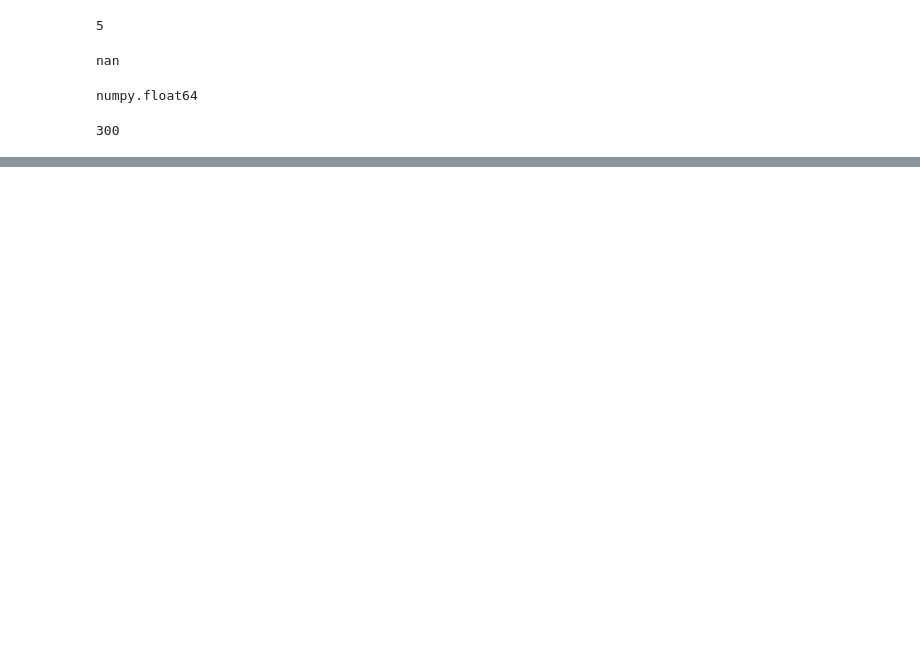
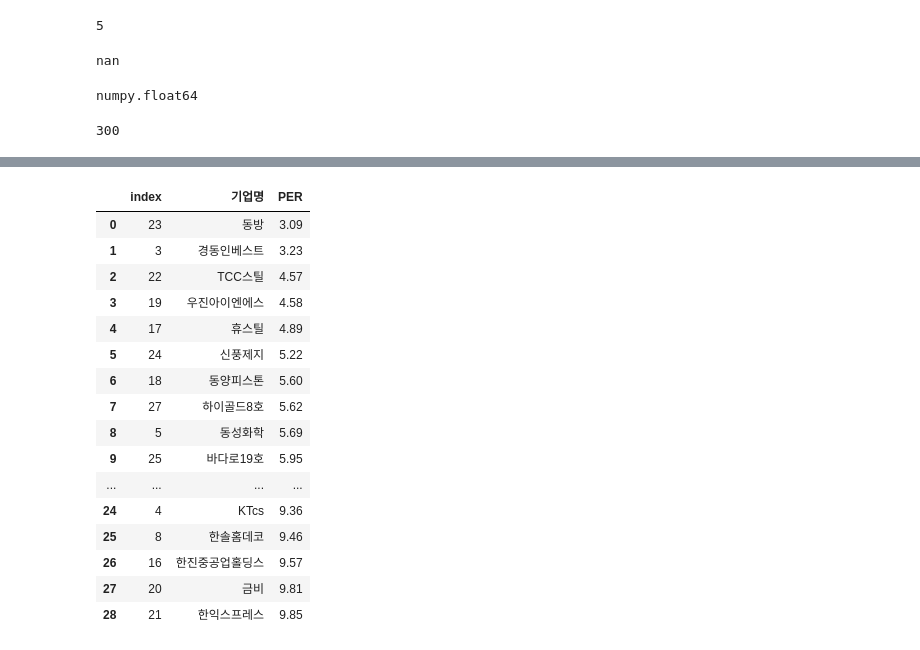
Before and after one commit to dudals3844/financial_analysis, a Jupyter notebook: src/market_cap_bottom.ipynb, the cells around one changed output, grey strips where cells are left out. Saved outputs shown, nothing was run; the diff lists cells and outputs as text; code cells hidden in the pictures; blank space fills up the shorter version.

```diff
--- a/src/market_cap_bottom.ipynb
+++ b/src/market_cap_bottom.ipynb
@@ -157,0 +161,21 @@ pbr_df.sort_values(by=['PBR'],ascending=True).dropna()
+# %%
+per_list = []
+for i in range(0, len(kospi_bottom)):
+    try:
+        company_name = kospi_bottom[i]
+        company_ifrs = pd.read_excel('/workspace/Jupyter_notebook/financial_analysis/data/ifrs/'+company_name + '.xlsx')
+        per_recently = len(company_ifrs['PER(배)'].dropna()) - 1
+        company_ifrs['PER(배)'].dropna(inplace = True)
+        company_per = company_ifrs['PER(배)'].reset_index()
+        #print(company_per)
+        per = company_per['PER(배)'][per_recently]
+        if(per < 0):
+            continue
+        elif(per < 10):
+            per_list.append([kospi_bottom[i], per])
+
+
+    except:
+        print()
+# %%
+per_df = pd.DataFrame(per_list, columns= ['기업명', 'PER'])
@@ -157,0 +202,20 @@ pbr_df.sort_values(by=['PBR'],ascending=True).dropna()
+# %%
+per_df.sort_values(by=['PER'],ascending=True).dropna().reset_index()
+# %% [output]
+|  | index | 기업명 | PER |
+| 0 | 23 | 동방 | 3.09 |
+| 1 | 3 | 경동인베스트 | 3.23 |
+| 2 | 22 | TCC스틸 | 4.57 |
+| 3 | 19 | 우진아이엔에스 | 4.58 |
+| 4 | 17 | 휴스틸 | 4.89 |
+| 5 | 24 | 신풍제지 | 5.22 |
+| 6 | 18 | 동양피스톤 | 5.60 |
+| 7 | 27 | 하이골드8호 | 5.62 |
+| 8 | 5 | 동성화학 | 5.69 |
+| 9 | 25 | 바다로19호 | 5.95 |
+| ... | ... | ... | ... |
+| 24 | 4 | KTcs | 9.36 |
+| 25 | 8 | 한솔홈데코 | 9.46 |
+| 26 | 16 | 한진중공업홀딩스 | 9.57 |
+| 27 | 20 | 금비 | 9.81 |
+| 28 | 21 | 한익스프레스 | 9.85 |
```
Also changed, not shown: parts of 5 cells of this notebook, 9 other files.
